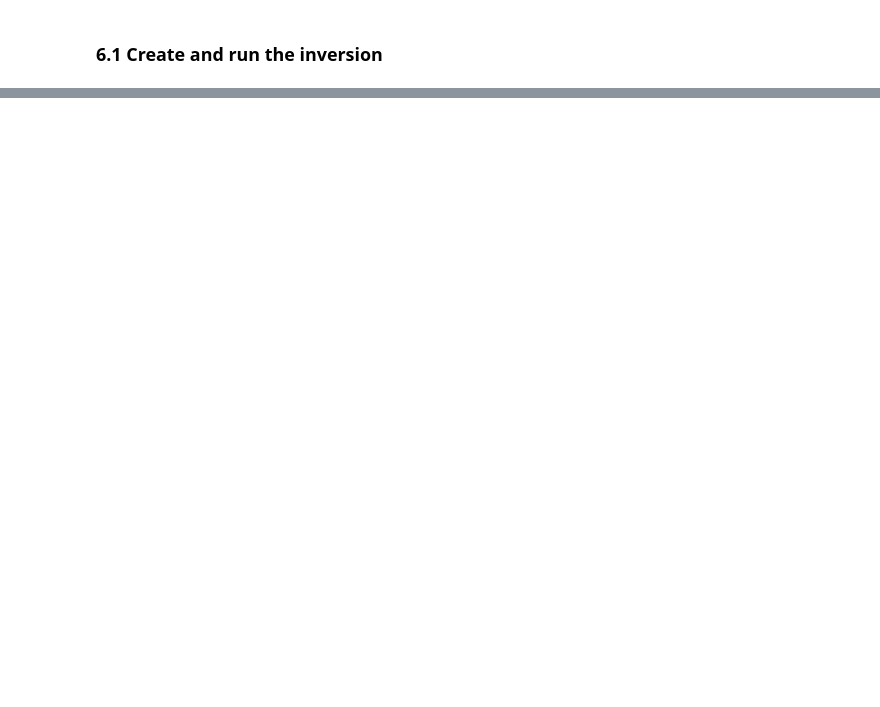
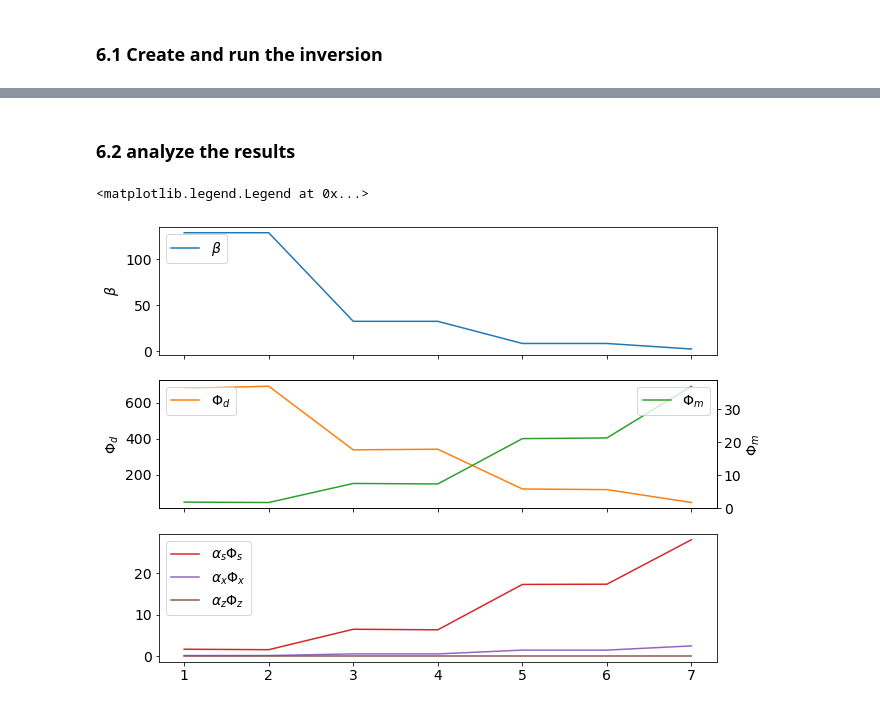
Before and after one commit to simpeg/transform-2020-simpeg, a Jupyter notebook: 3-inversions-dc.ipynb, the cells around one changed output, grey strips where cells are left out. Cells and saved outputs as stored; diff of their text form; code cells hidden in the pictures; blank space fills up the shorter version.

```diff
--- a/3-inversions-dc.ipynb
+++ b/3-inversions-dc.ipynb
@@ -380,6 +393,6 @@ ax.set_xlabel("$log_{10}(|d^{obs}|)$")
 # %%
 relative_error = 0.05  # 5% error
-noise_floor = 3e-4
+noise_floor = 1e-4
 # %%
 fig, ax = plt.subplots(1, 1)
 ax.hist(np.log10(np.abs(synthetic_data.dobs)), 30)
@@ -492,6 +570,6 @@ Next, we define a simple function for assembling the inversion.
 # %%
 def create_inversion(
-    inv_prob, beta0_ratio=1e1, cool_beta=True,
+    inv_prob, beta0_ratio=1e2, cool_beta=True,
     beta_cooling_factor=4, beta_cooling_rate=2,
     chi_factor=1,
 ):
@@ -526,8 +604,9 @@ def create_inversion(
     # set up our directives
     beta_est = directives.BetaEstimate_ByEig(beta0_ratio=beta0_ratio)
     target = directives.TargetMisfit(chifact=chi_factor)
+    save = SaveInversionProgress()
 
-    directives_list = [beta_est, target]
+    directives_list = [beta_est, target, save]
 
     if cool_beta is True:
         beta_schedule = directives.BetaSchedule(coolingFactor=beta_cooling_factor, coolingRate=beta_cooling_rate)
@@ -541,4 +620,4 @@ inv_prob = create_inverse_problem()
 inv = create_inversion(inv_prob)
 # %%
 m0 = np.log(rho_background) * np.ones(mesh.nC)
-mopt = inv.run(m0)
+model_recovered = inv.run(m0)
@@ -544,0 +642,27 @@ mopt = inv.run(m0)
+# %% [markdown]
+### 6.2 analyze the results
+# %%
+inversion_results = inv.directiveList.dList[2].inversion_results
+# %%
+fig, ax = plt.subplots(3, 1, figsize=(10, 8), sharex=True)
+
+ax[0].plot(inversion_results["iteration"], inversion_results["beta"], "C0", label="$\\beta$")
+ax[0].set_ylabel("$\\beta$")
+
+ax[1].plot(inversion_results["iteration"], inversion_results["phi_d"], "C1", label="$\Phi_d$")
+ax[1].set_ylabel("$\Phi_d$")
+
+ax_phim = ax[1].twinx()
+ax_phim.plot(inversion_results["iteration"], inversion_results["phi_m"], "C2", label="$\Phi_m$")
+ax_phim.set_ylabel("$\Phi_m$")
+
+ax[2].plot(inversion_results["iteration"], inversion_results["phi_m_small"], "C3", label="$\\alpha_s\Phi_s$")
+ax[2].plot(inversion_results["iteration"], inversion_results["phi_m_smooth_x"], "C4", label="$\\alpha_x\Phi_x$")
+ax[2].plot(inversion_results["iteration"], inversion_results["phi_m_smooth_z"], "C5", label="$\\alpha_z\Phi_z$")
+
+for a in ax:
+    a.legend(loc=2)
+ax_phim.legend(loc=1)
+# %% [output]
+<matplotlib.legend.Legend at 0x...>
+[figure, added]
```
Also changed, not shown: parts of 15 cells of this notebook.
